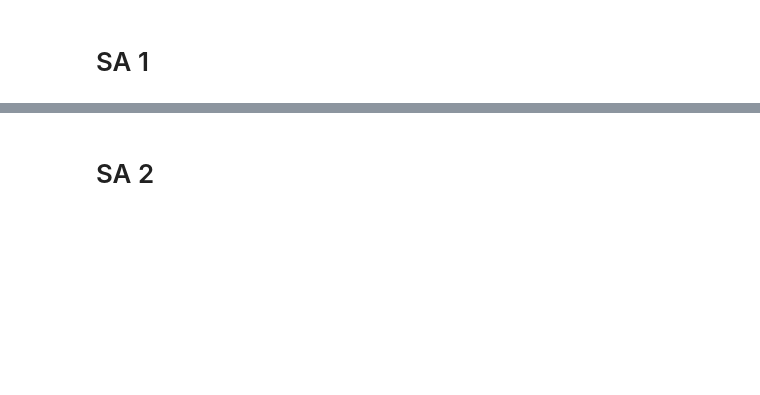
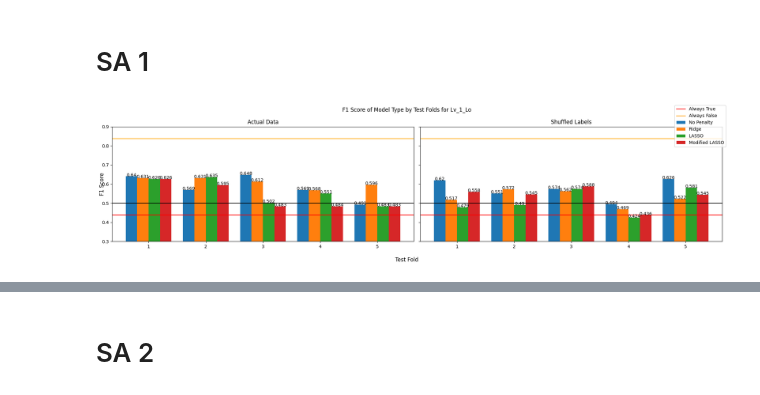
Before and after one commit to jaspershen21/jshen_DLA, a Jupyter notebook: graphing_raw_SA.ipynb, the cells around one changed output, grey strips where cells are left out. Cells and saved outputs as stored; diff of their text form; code cells hidden in the pictures; blank space fills up the shorter version.

```diff
--- a/graphing_raw_SA.ipynb
+++ b/graphing_raw_SA.ipynb
@@ -104,4 +126,8 @@ def graph_folds(test_scores, test_scores_shuffled, predictors_df, outcomes_df, o
     fig.tight_layout()
 # %% [markdown]
 # SA 1
+# %%
+graph_folds(all_f1_scores, all_f1_scores_shuffled, predictors_df, outcomes_df, "Lv_1_Lo", "F1 Score")
+# %% [output]
+[figure, added]
 # %%
```
Also changed, not shown: parts of 20 cells of this notebook.
